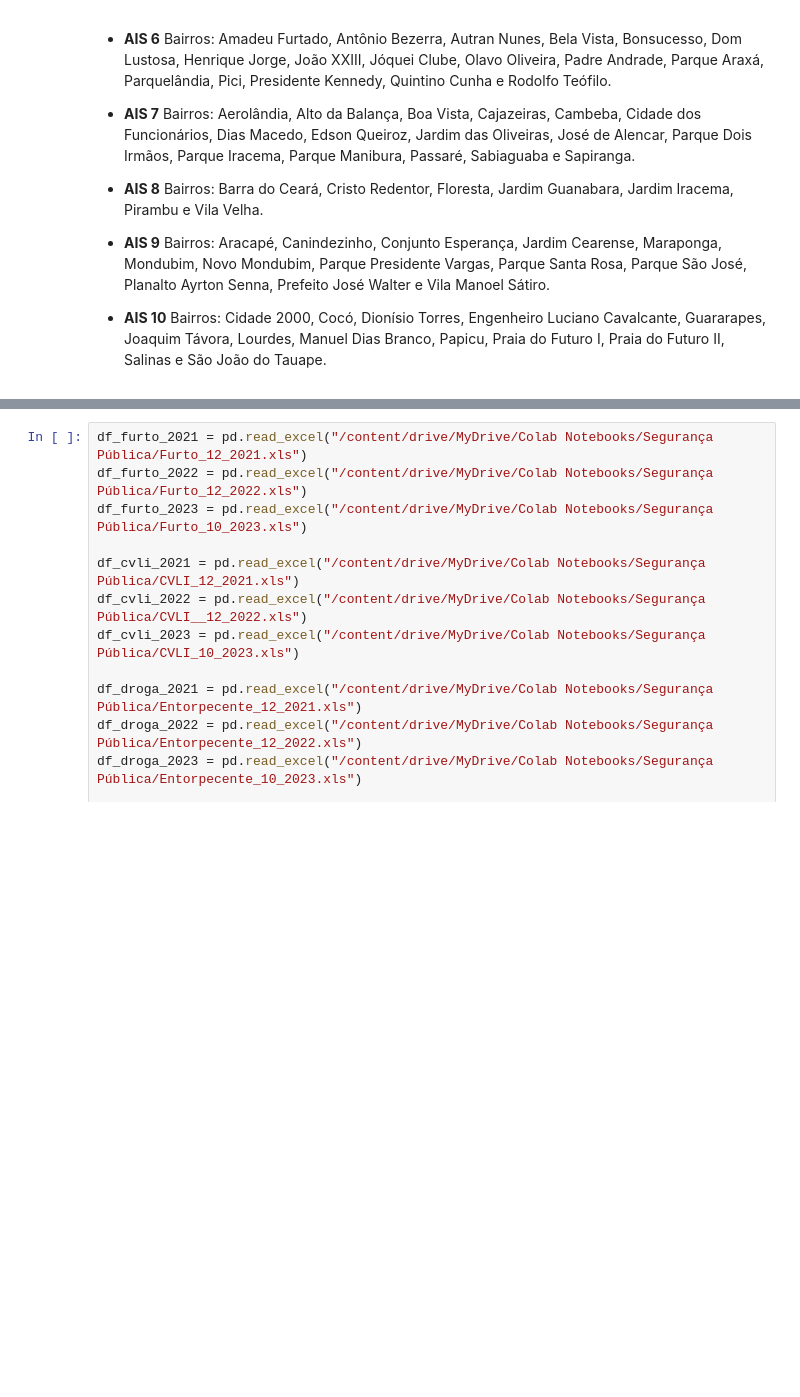
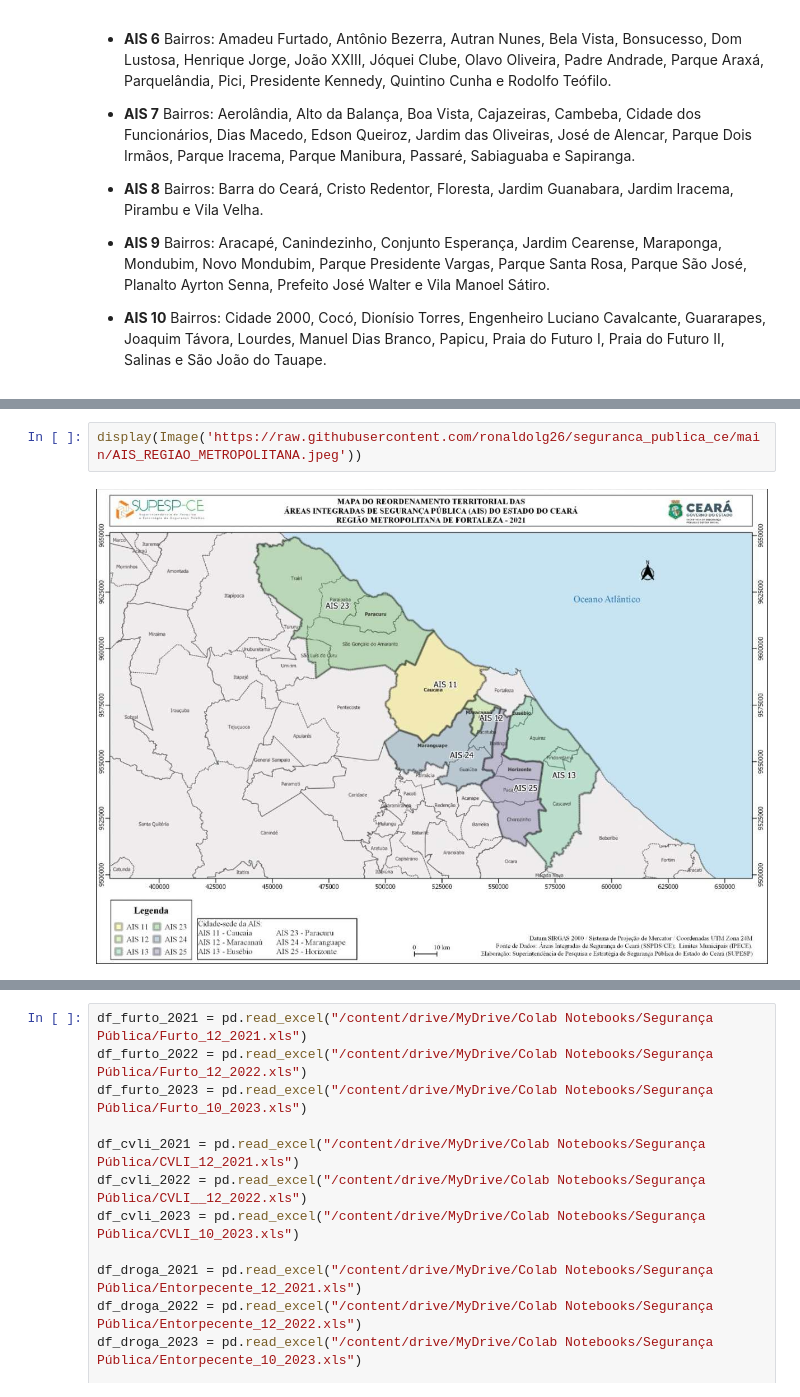
Before and after one commit to ronaldolg26/seguranca_publica_ce, a Jupyter notebook: Segurança_Pública_CE.ipynb, the cells around one changed output, grey strips where cells are left out. Drawn from its saved outputs; the diff is of its cells as text; blank space fills up the shorter version.

```diff
--- a/Segurança_Pública_CE.ipynb
+++ b/Segurança_Pública_CE.ipynb
@@ -41,0 +47,4 @@ import seaborn as sns
+# %%
+display(Image('https://raw.githubusercontent.com/ronaldolg26/seguranca_publica_ce/main/AIS_REGIAO_METROPOLITANA.jpeg'))
+# %% [output]
+[figure, added]
```
Also changed, not shown: parts of 4 cells of this notebook.
